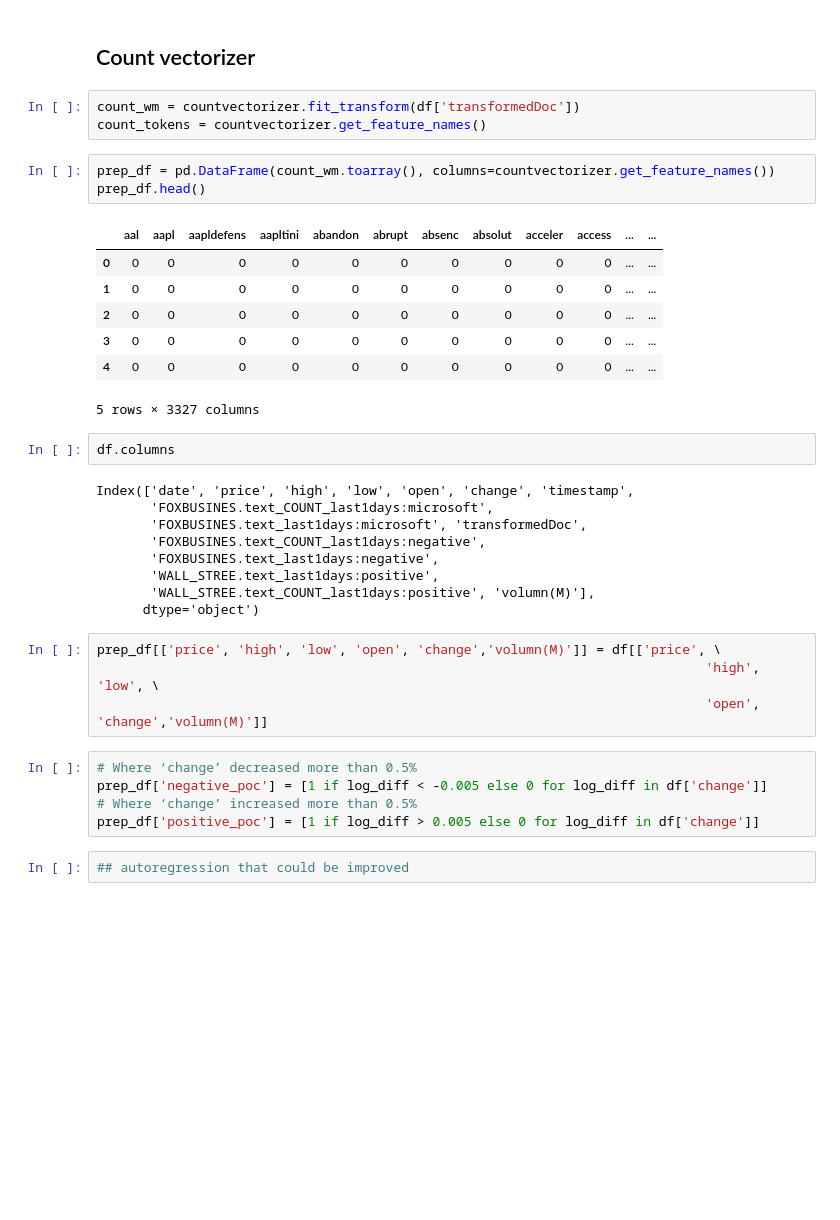
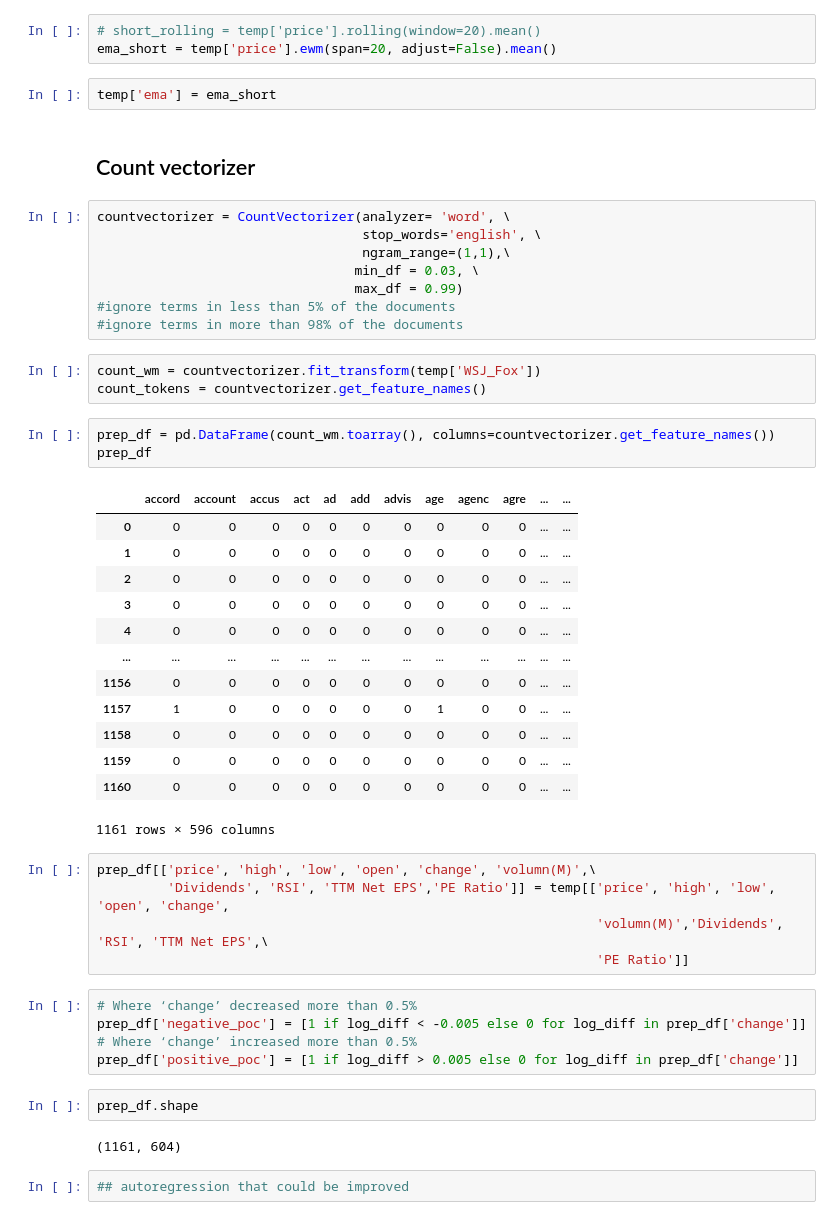
Before and after one commit to carmelbythesea/Stock-Market-Prediction, a Jupyter notebook: MSFT/model/model.ipynb, the cells around one changed output. Drawn from its saved outputs; the diff is of its cells as text; blank space fills up the shorter version.

```diff
--- a/MSFT/model/model.ipynb
+++ b/MSFT/model/model.ipynb
@@ -122,39 +298,52 @@ tfidfvectorizer = TfidfVectorizer(analyzer='word', stop_words= 'english', ngram_
+# %%
+# short_rolling = temp['price'].rolling(window=20).mean()
+ema_short = temp['price'].ewm(span=20, adjust=False).mean()
+# %%
+temp['ema'] = ema_short
 # %% [markdown]
 ## Count vectorizer
+# %%
+countvectorizer = CountVectorizer(analyzer= 'word', \
+                                  stop_words='english', \
+                                  ngram_range=(1,1),\
+                                 min_df = 0.03, \
+                                 max_df = 0.99)
+#ignore terms in less than 5% of the documents
+#ignore terms in more than 98% of the documents
 # %%
-count_wm = countvectorizer.fit_transform(df['transformedDoc'])
+count_wm = countvectorizer.fit_transform(temp['WSJ_Fox'])
 count_tokens = countvectorizer.get_feature_names()
 # %%
 prep_df = pd.DataFrame(count_wm.toarray(), columns=countvectorizer.get_feature_names())
-prep_df.head()
+prep_df
 # %% [output]
-|  | aal | aapl | aapldefens | aapltini | abandon | abrupt | absenc | absolut | acceler | access | ... | ... |
+|  | accord | account | accus | act | ad | add | advis | age | agenc | agre | ... | ... |
 | 0 | 0 | 0 | 0 | 0 | 0 | 0 | 0 | 0 | 0 | 0 | ... | ... |
 | 1 | 0 | 0 | 0 | 0 | 0 | 0 | 0 | 0 | 0 | 0 | ... | ... |
 | 2 | 0 | 0 | 0 | 0 | 0 | 0 | 0 | 0 | 0 | 0 | ... | ... |
 | 3 | 0 | 0 | 0 | 0 | 0 | 0 | 0 | 0 | 0 | 0 | ... | ... |
 | 4 | 0 | 0 | 0 | 0 | 0 | 0 | 0 | 0 | 0 | 0 | ... | ... |
+| ... | ... | ... | ... | ... | ... | ... | ... | ... | ... | ... | ... | ... |
+| 1156 | 0 | 0 | 0 | 0 | 0 | 0 | 0 | 0 | 0 | 0 | ... | ... |
+| 1157 | 1 | 0 | 0 | 0 | 0 | 0 | 0 | 1 | 0 | 0 | ... | ... |
+| 1158 | 0 | 0 | 0 | 0 | 0 | 0 | 0 | 0 | 0 | 0 | ... | ... |
+| 1159 | 0 | 0 | 0 | 0 | 0 | 0 | 0 | 0 | 0 | 0 | ... | ... |
+| 1160 | 0 | 0 | 0 | 0 | 0 | 0 | 0 | 0 | 0 | 0 | ... | ... |
-5 rows × 3327 columns
+1161 rows × 596 columns
-# %%
-df.columns
-# %% [output]
-Index(['date', 'price', 'high', 'low', 'open', 'change', 'timestamp',
-       'FOXBUSINES.text_COUNT_last1days:microsoft',
-       'FOXBUSINES.text_last1days:microsoft', 'transformedDoc',
-       'FOXBUSINES.text_COUNT_last1days:negative',
-       'FOXBUSINES.text_last1days:negative',
-       'WALL_STREE.text_last1days:positive',
-       'WALL_STREE.text_COUNT_last1days:positive', 'volumn(M)'],
-      dtype='object')
 # %%
-prep_df[['price', 'high', 'low', 'open', 'change','volumn(M)']] = df[['price', \
-                                                                              'high', 'low', \
-                                                                              'open', 'change','volumn(M)']]
+prep_df[['price', 'high', 'low', 'open', 'change', 'volumn(M)',\
+         'Dividends', 'RSI', 'TTM Net EPS','PE Ratio']] = temp[['price', 'high', 'low', 'open', 'change',
+                                                                'volumn(M)','Dividends', 'RSI', 'TTM Net EPS',\
+                                                                'PE Ratio']]
 # %%
 # Where ‘change’ decreased more than 0.5%
-prep_df['negative_poc'] = [1 if log_diff < -0.005 else 0 for log_diff in df['change']]
+prep_df['negative_poc'] = [1 if log_diff < -0.005 else 0 for log_diff in prep_df['change']]
 # Where ‘change’ increased more than 0.5%
-prep_df['positive_poc'] = [1 if log_diff > 0.005 else 0 for log_diff in df['change']]
+prep_df['positive_poc'] = [1 if log_diff > 0.005 else 0 for log_diff in prep_df['change']]
+# %%
+prep_df.shape
+# %% [output]
+(1161, 604)
 # %%
 ## autoregression that could be improved
 # %%
```
Also changed, not shown: parts of 51 cells of this notebook.
